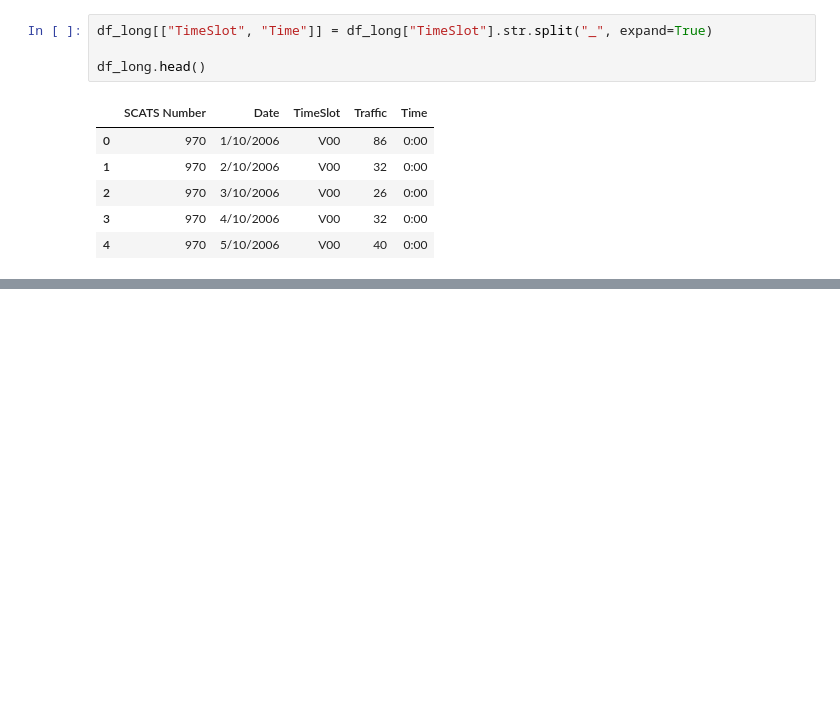
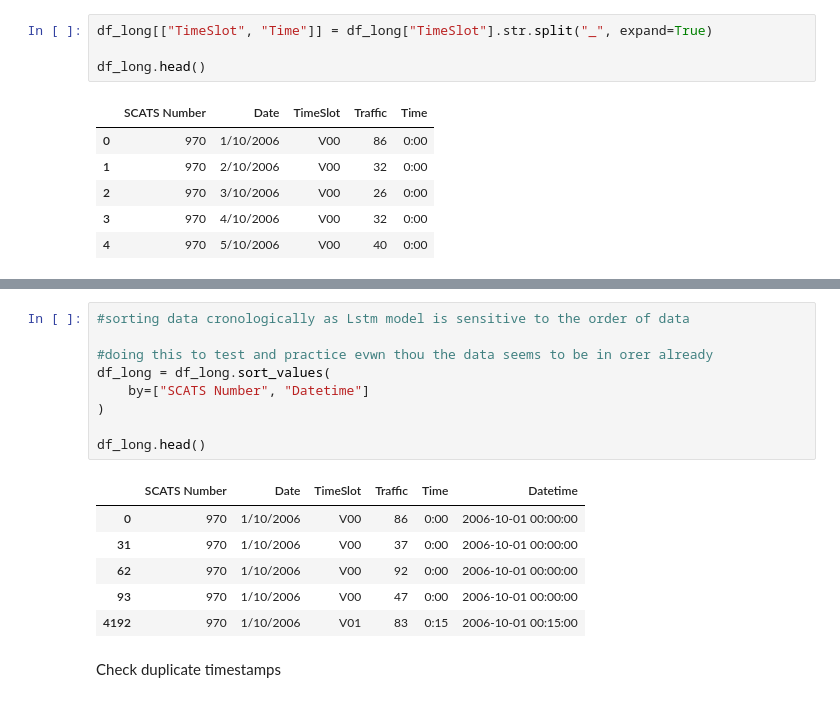
Before and after one commit to Asif1122-N/Assignment2B, a Jupyter notebook: notebook/eda.ipynb, the cells around one changed output, grey strips where cells are left out. Cells and saved outputs as stored; diff of their text form; blank space fills up the shorter version.

```diff
--- a/notebook/eda.ipynb
+++ b/notebook/eda.ipynb
@@ -132,0 +157,18 @@ df_long.head()
+# %%
+#sorting data cronologically as Lstm model is sensitive to the order of data
+
+#doing this to test and practice evwn thou the data seems to be in orer already
+df_long = df_long.sort_values(
+    by=["SCATS Number", "Datetime"]
+)
+
+df_long.head()
+# %% [output]
+|  | SCATS Number | Date | TimeSlot | Traffic | Time | Datetime |
+| 0 | 970 | 1/10/2006 | V00 | 86 | 0:00 | 2006-10-01 00:00:00 |
+| 31 | 970 | 1/10/2006 | V00 | 37 | 0:00 | 2006-10-01 00:00:00 |
+| 62 | 970 | 1/10/2006 | V00 | 92 | 0:00 | 2006-10-01 00:00:00 |
+| 93 | 970 | 1/10/2006 | V00 | 47 | 0:00 | 2006-10-01 00:00:00 |
+| 4192 | 970 | 1/10/2006 | V01 | 83 | 0:15 | 2006-10-01 00:15:00 |
+# %% [markdown]
+Check duplicate timestamps
```
Also changed, not shown: parts of 6 cells of this notebook.
